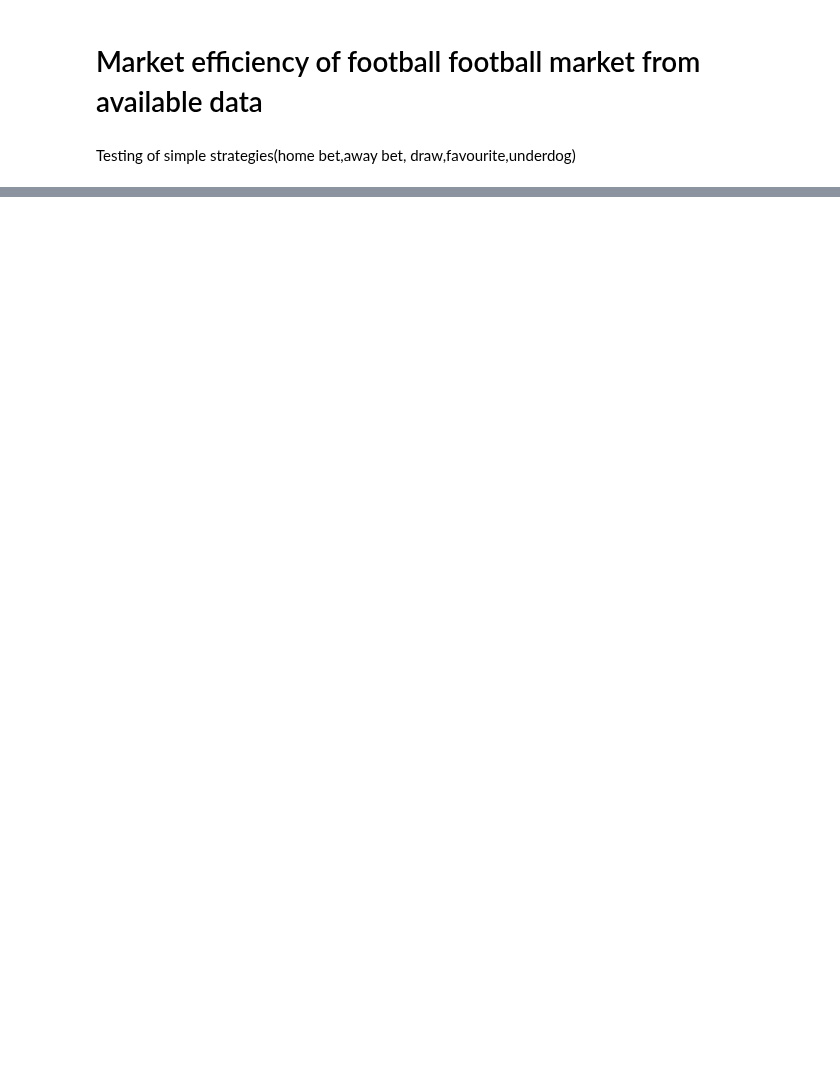
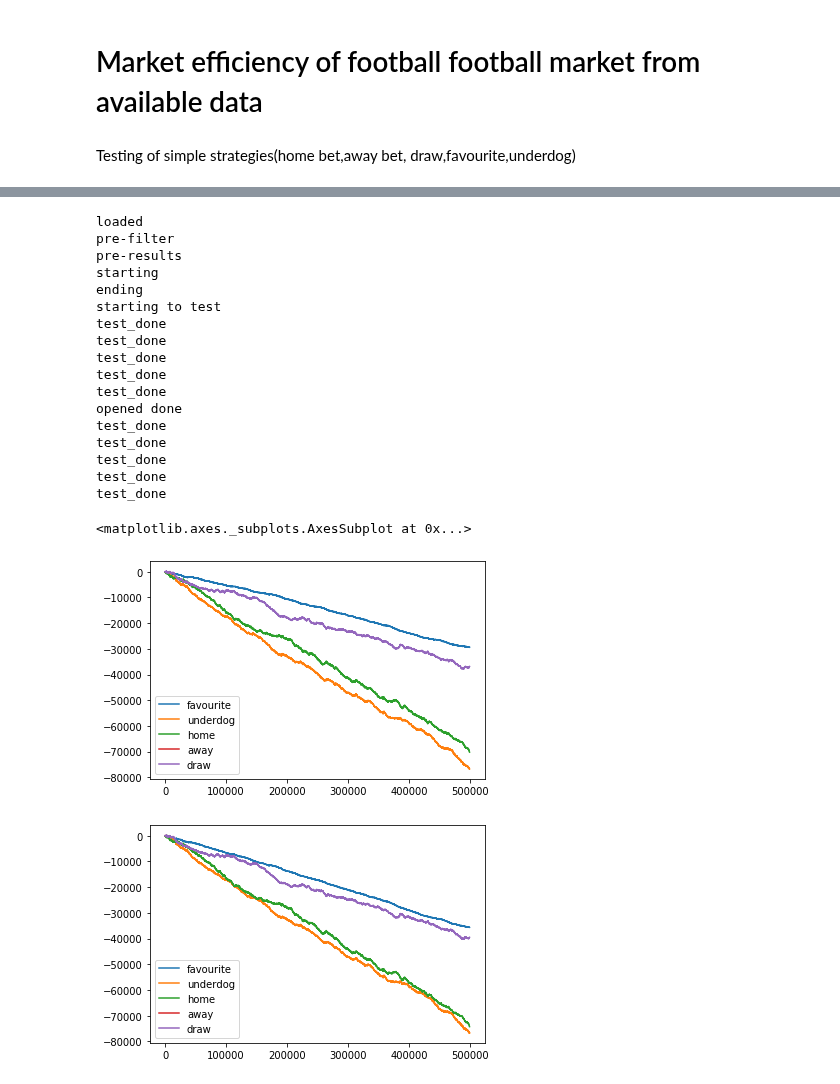
Before and after one commit to syrovzde/bakalarka, a Jupyter notebook: notebooks/1x2football.ipynb, the cells around one changed output, grey strips where cells are left out. Drawn from its saved outputs; the diff is of its cells as text; code cells hidden in the pictures; blank space fills up the shorter version.

```diff
--- a/notebooks/1x2football.ipynb
+++ b/notebooks/1x2football.ipynb
@@ -45,0 +63,25 @@ Name: home, Length: 464226, dtype: float64
+# %%
+opened,closed = pipeline.simple_tests(market='ou',fair=False)
+opened.cumsum().plot()
+closed.cumsum().plot()
+# %% [output]
+loaded
+pre-filter
+pre-results
+starting
+ending
+starting to test
+test_done
+test_done
+test_done
+test_done
+test_done
+opened done
+test_done
+test_done
+test_done
+test_done
+test_done
+<matplotlib.axes._subplots.AxesSubplot at 0x...>
+[figure, added]
+[figure, added]
```
Also changed, not shown: parts of 6 cells of this notebook, 8 other files.
